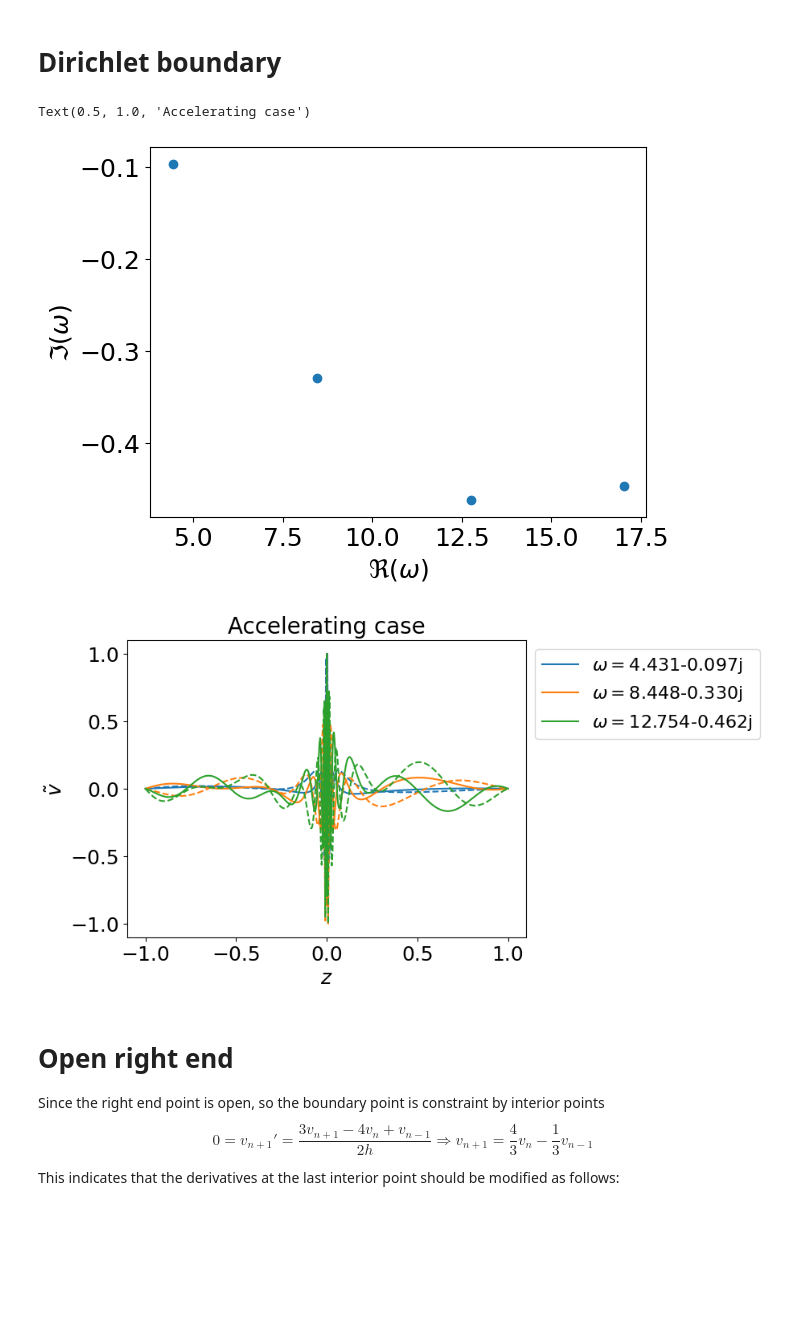
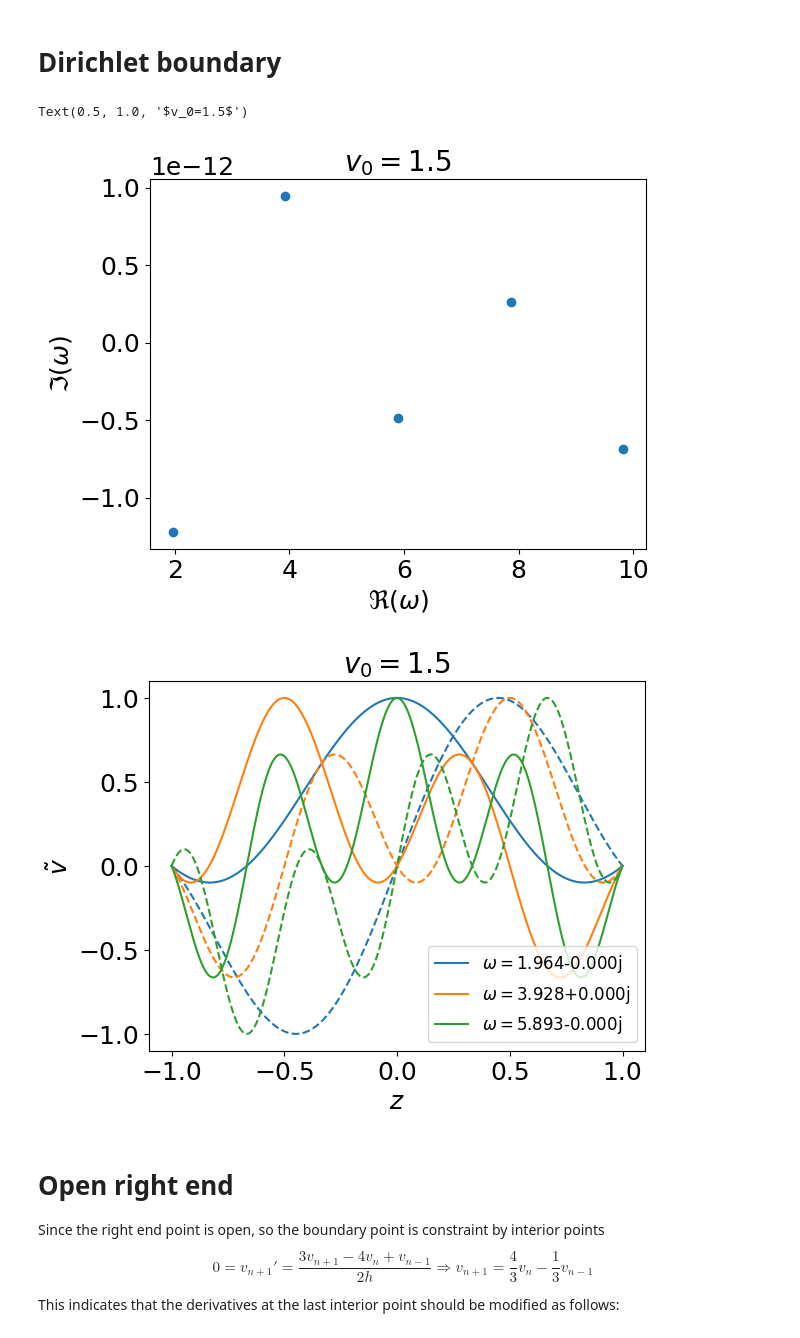
Before and after one commit to HuntFeng/magnetic-nozzle-spectral-instability, a Jupyter notebook: finite-difference.ipynb, the cells around one changed output. Cells and saved outputs as stored; diff of their text form; code cells hidden in the pictures; blank space fills up the shorter version.

```diff
--- a/finite-difference.ipynb
+++ b/finite-difference.ipynb
@@ -8,42 +8,43 @@ from tqdm import tqdm
 # Dirichlet boundary
 # %%
 N = 501
-Mm = 1.0
-constant_v = False
+Mm = 1.5
+constant_v = True
 accelerating = True
 boundary = Boundary.FIXED_FIXED
 
 params = Params(Mm, constant_v, accelerating, boundary)
 spectral = Spectral(N, "symmetric", "FD")
 nozzle = Nozzle(params, spectral.x)
 v0 = nozzle.v0
 x = spectral.x
 D1 = spectral.D1
 D2 = spectral.D2
 
 A11 = np.zeros_like(D1)
 A12 = np.eye(*D1.shape)
 A21 = -np.diag(1-v0**2)@D2 \
         + np.diag((3*v0 + 1/v0)*(D1@v0))@D1 \
         + np.diag((1-1/v0**2)*(D1@v0)**2) \
         + np.diag((v0+1/v0)*(D2@v0))
 A22 = -2j*(np.diag(v0)@D1 + np.diag(D1@v0))
 
 A = np.block([[A11[1:-1,1:-1], A12[1:-1,1:-1]],[A21[1:-1,1:-1], A22[1:-1,1:-1]]])
 V, nozzle.omega = nozzle.solve(A)
 nozzle.V = np.pad(V, ((1,1),(0,0))) # pad two ends by 0
-nozzle.sort_solutions(real_range=[0,20], imag_range=[-2,2])
-
-nozzle.plot_eigenvalues()
-ax = nozzle.plot_eigenfunctions()
-ax.legend(bbox_to_anchor=(1,1))
-ax.set_title("Accelerating case")
+nozzle.sort_solutions(real_range=[0,10], imag_range=[-2,2])
+ax1 = nozzle.plot_eigenvalues()
+ax1.set_title("$v_0=1.5$")
+ax2 = nozzle.plot_eigenfunctions()
+# ax2.legend(bbox_to_anchor=(1,1))
+ax2.legend(fontsize="large", loc="lower right")
+ax2.set_title("$v_0=1.5$")
 
 # nozzle.save_data("FD",N=N)
 # %% [output]
-Text(0.5, 1.0, 'Accelerating case')
+Text(0.5, 1.0, '$v_0=1.5$')
-[figure, old version]
+[figure, new version]
-[figure, old version]
+[figure, new version]
 # %% [markdown]
 # Open right end
 Since the right end point is open, so the boundary point is constraint by interior points
```
Also changed, not shown: 19 other files.
